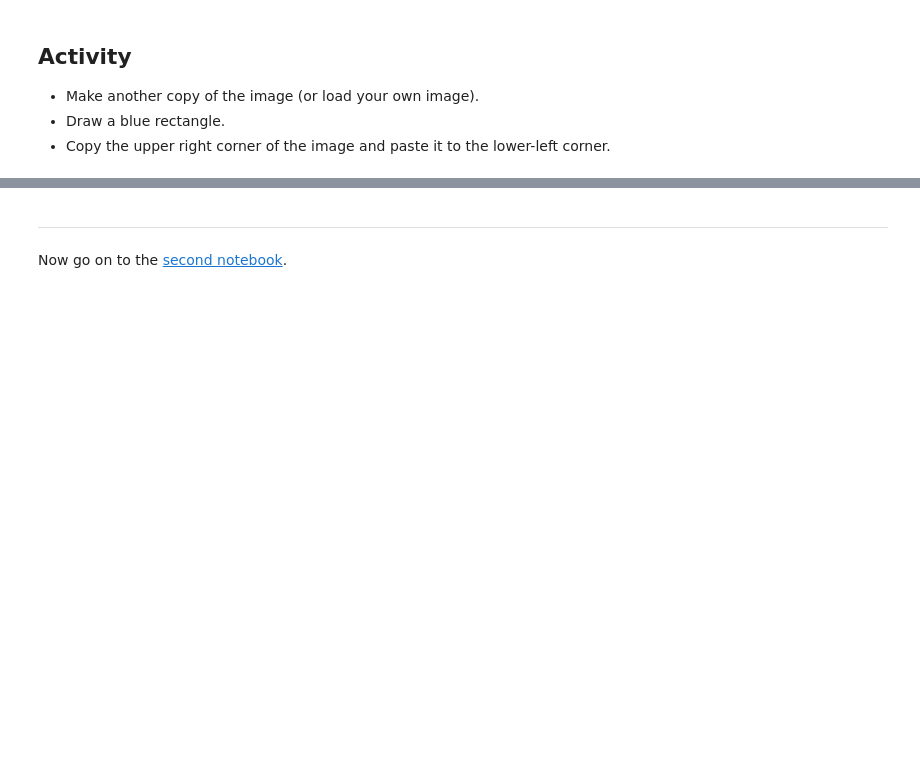
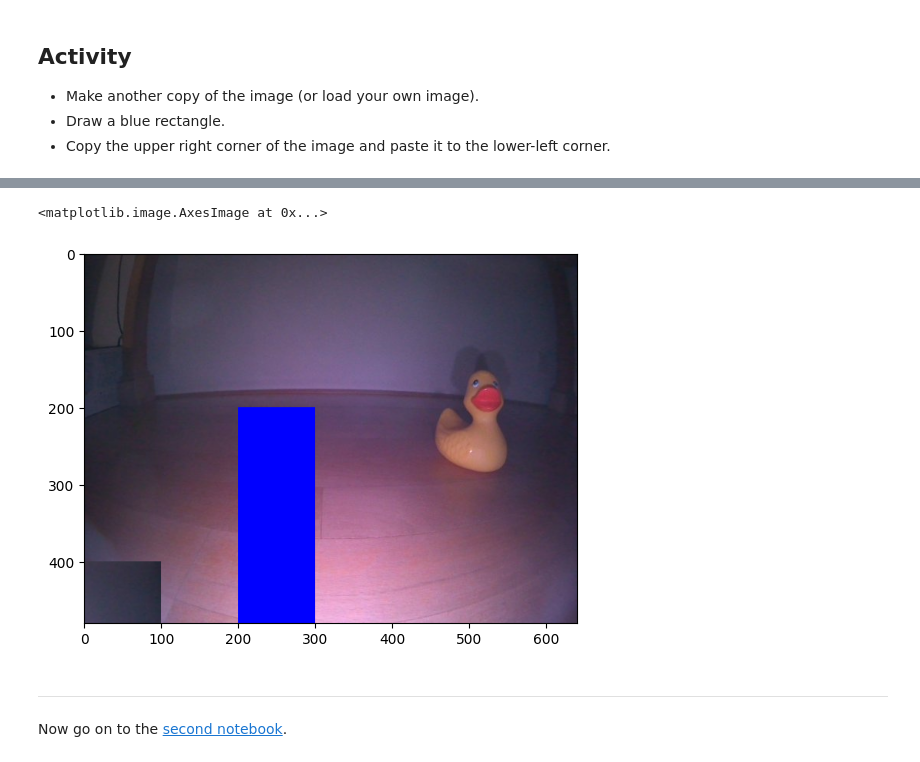
Before and after one commit to davidj24/duckietown-lx, a Jupyter notebook: braitenberg/notebooks/01-Image-Manipulation/braitenberg01.ipynb, the cells around one changed output, grey strips where cells are left out. Drawn from its saved outputs; the diff is of its cells as text; code cells hidden in the pictures; blank space fills up the shorter version.

```diff
--- a/braitenberg/notebooks/01-Image-Manipulation/braitenberg01.ipynb
+++ b/braitenberg/notebooks/01-Image-Manipulation/braitenberg01.ipynb
@@ -125,3 +145,10 @@ In this case, we selected with `[300:400, 200:300, :]` all RGB components of tho
+# %%
+image2[200:500, 200:300] = [0, 0, 255]
+image2[400:500, 0:100] = image2[20:100, 500:600]
+plt.imshow(image2)
+# %% [output]
+<matplotlib.image.AxesImage at 0x...>
+[figure, added]
 # %% [markdown]
 ----
 
```
Also changed, not shown: parts of 12 cells of this notebook, 2 other files.
